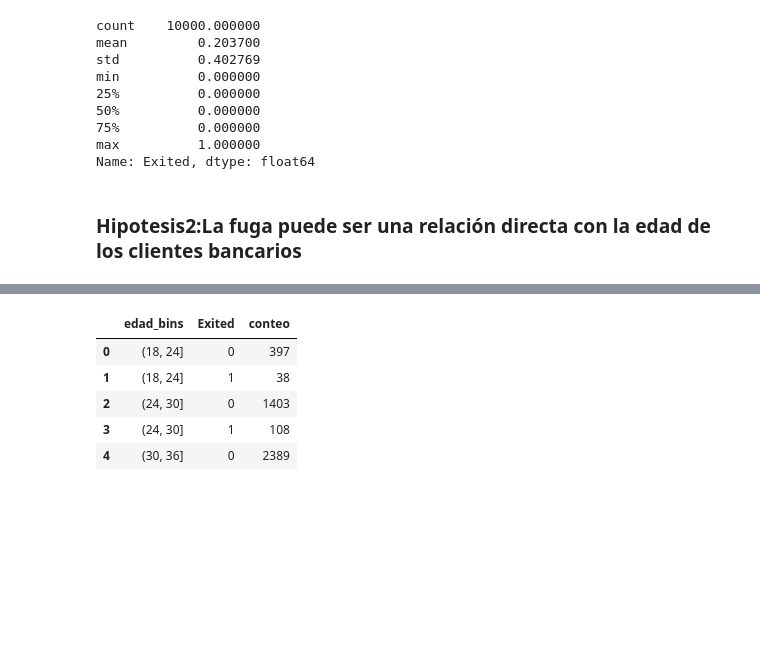
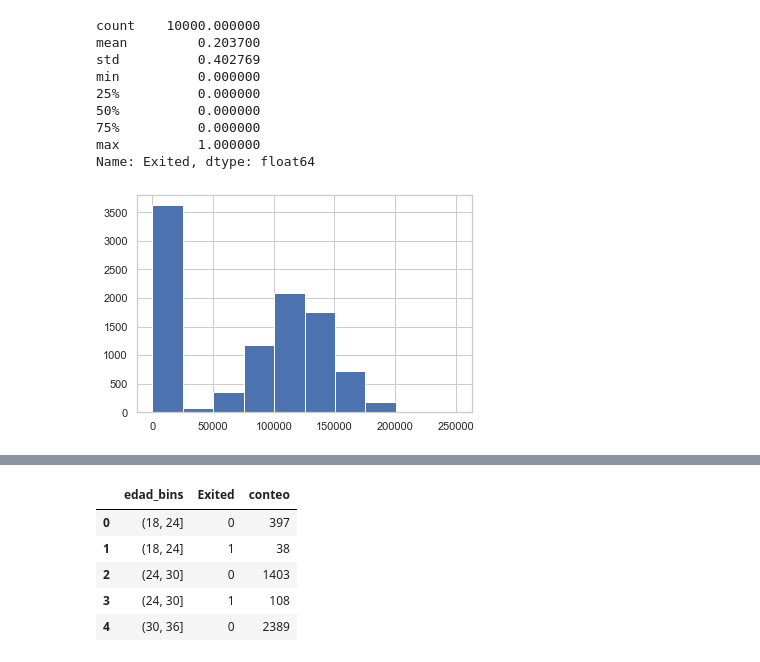
Before and after one commit to abigail-delacruz/AnalyticsMiproyecto, a Jupyter notebook: src/eda.ipynb, the cells around one changed output, grey strips where cells are left out. Drawn from its saved outputs; the diff is of its cells as text; code cells hidden in the pictures; blank space fills up the shorter version.

```diff
--- a/src/eda.ipynb
+++ b/src/eda.ipynb
@@ -253,5 +261,8 @@ min          0.000000
 75%          0.000000
 max          1.000000
 Name: Exited, dtype: float64
-# %% [markdown]
-### Hipotesis2:La fuga puede ser una relación directa con la edad de los clientes bancarios
+# %%
+df_main['Balance'].hist()
+plt.show()
+# %% [output]
+[figure, added]
```
Also changed, not shown: parts of 20 cells of this notebook.
